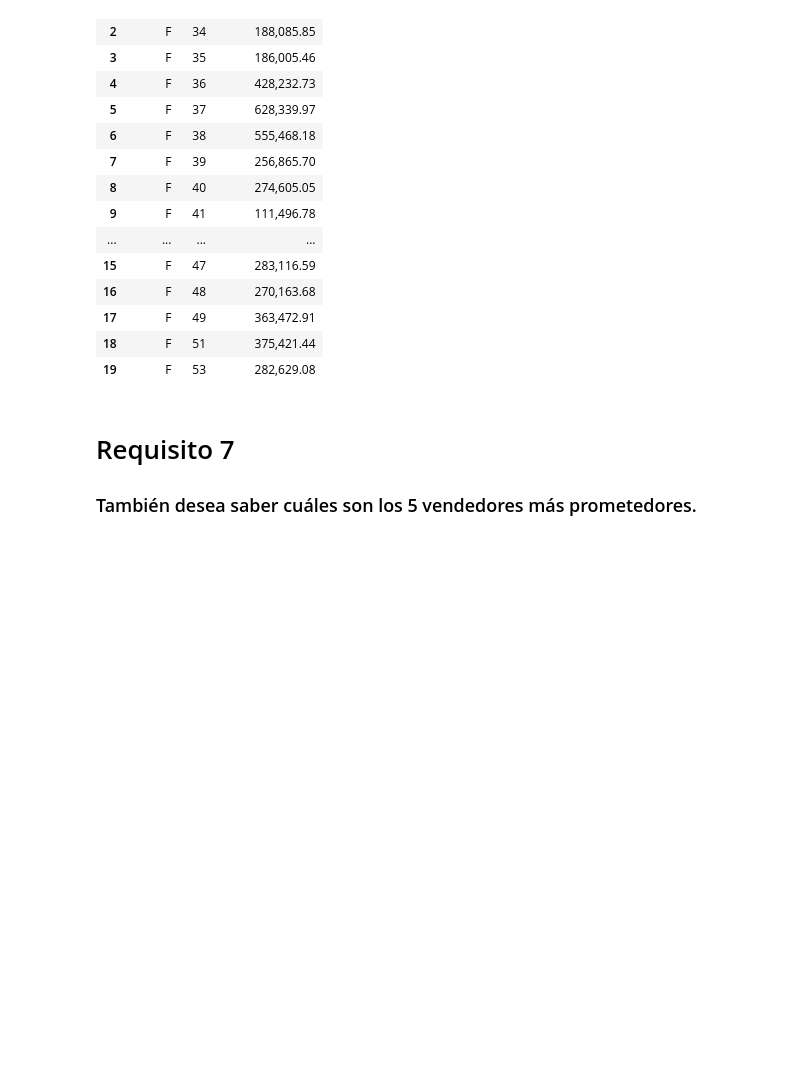
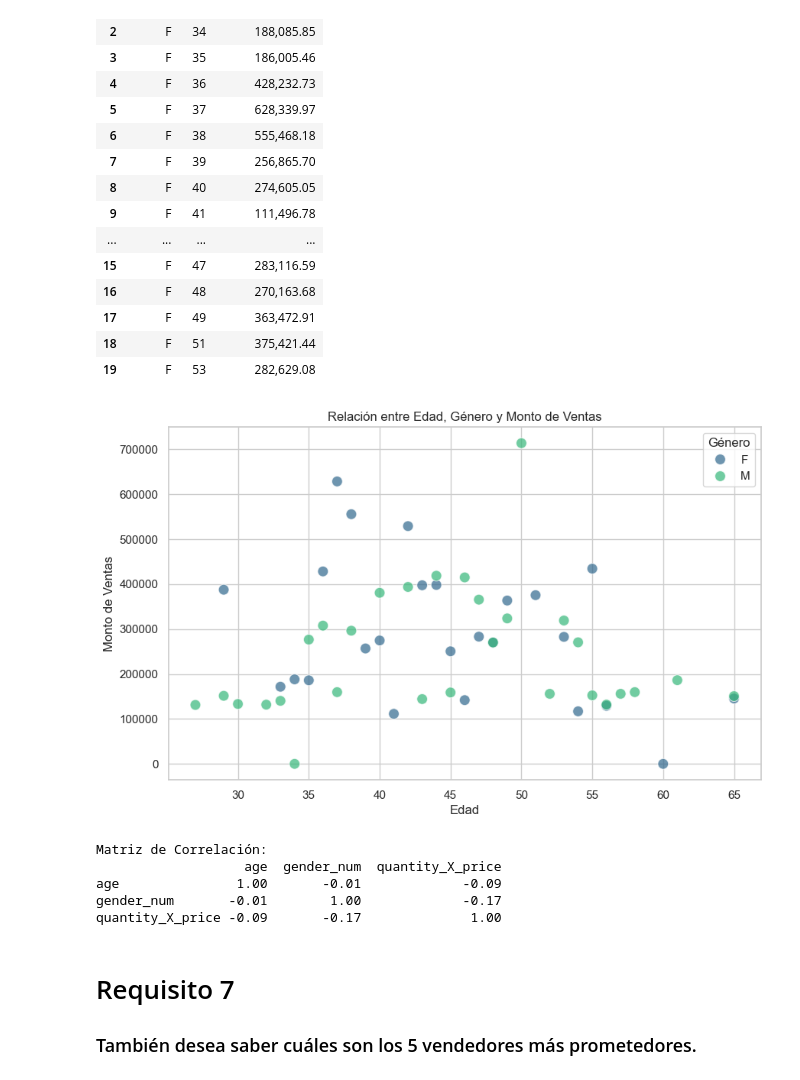
Before and after one commit to MatiasSantolari/TP4-SDG, a Jupyter notebook: ETL.ipynb, the cells around one changed output. Cells and saved outputs as stored; diff of their text form; code cells hidden in the pictures; blank space fills up the shorter version.

```diff
--- a/ETL.ipynb
+++ b/ETL.ipynb
@@ -596,6 +596,32 @@ df_sales_prices_employee_final.head(20)
 | 17 | F | 49 | 363,472.91 |
 | 18 | F | 51 | 375,421.44 |
 | 19 | F | 53 | 282,629.08 |
+# %%
+# Configurar el estilo de los gráficos
+sns.set(style="whitegrid")
+
+# Crear el gráfico de dispersión
+plt.figure(figsize=(10, 6))
+sns.scatterplot(data=df_sales_prices_employee_final, x='age', y='quantity_X_price', hue='gender', palette='viridis', alpha=0.7, s=100)
+plt.title('Relación entre Edad, Género y Monto de Ventas')
+plt.xlabel('Edad')
+plt.ylabel('Monto de Ventas')
+plt.legend(title='Género')
+plt.show()
+
+# Agregar la columna gender_num
+df_sales_prices_employee_final['gender_num'] = df_sales_prices_employee_final['gender'].apply(lambda x: 1 if x == 'M' else 0)
+
+correlation_matrix = df_sales_prices_employee_final[['age', 'gender_num', 'quantity_X_price']].corr()
+print("Matriz de Correlación:")
+print(correlation_matrix)
+# %% [output]
+[figure, added]
+Matriz de Correlación:
+                   age  gender_num  quantity_X_price
+age               1.00       -0.01             -0.09
+gender_num       -0.01        1.00             -0.17
+quantity_X_price -0.09       -0.17              1.00
 # %% [markdown]
 # Requisito 7
 ### También desea saber cuáles son los 5 vendedores más prometedores.
```
Also changed, not shown: parts of 7 cells of this notebook.
